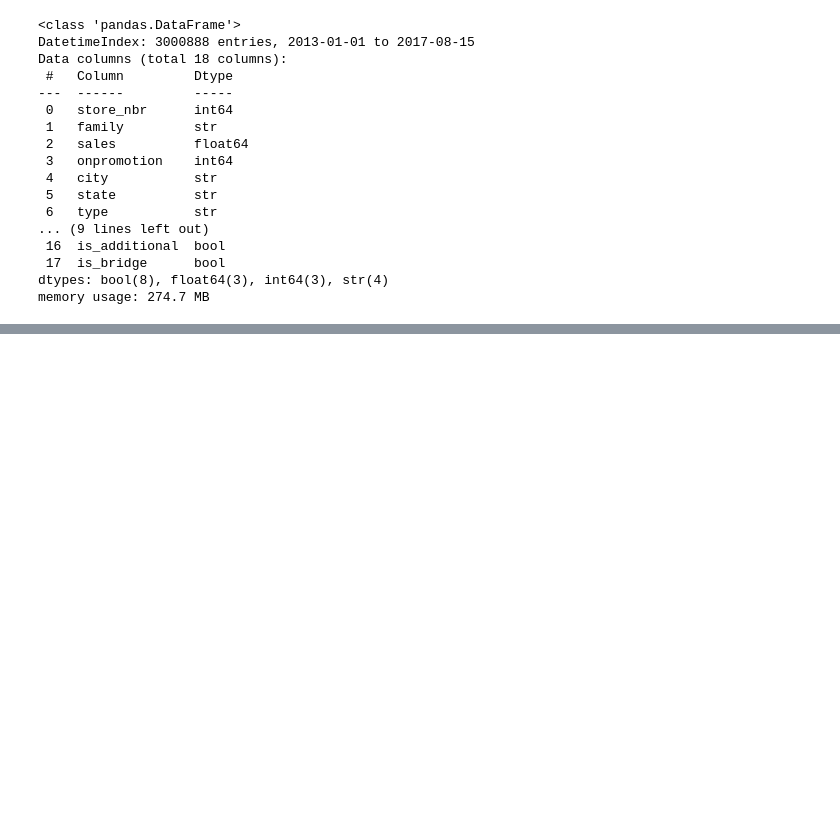
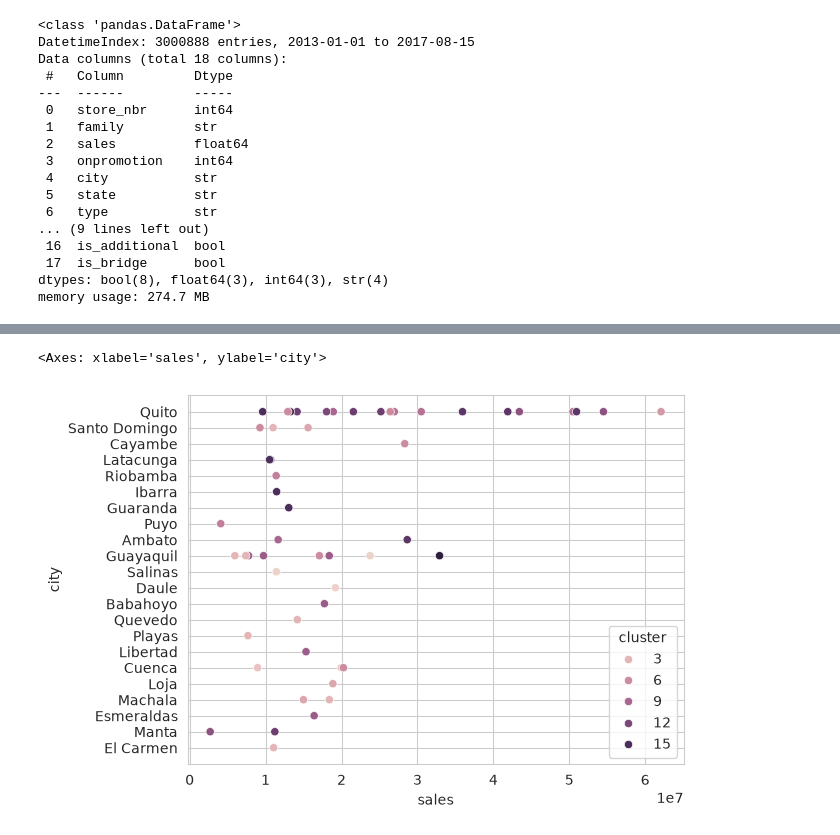
Before and after one commit to AlejandroBeldaFernandez/Store-Sales, a Jupyter notebook: Store Sales.ipynb, the cells around one changed output, grey strips where cells are left out. Drawn from its saved outputs; the diff is of its cells as text; code cells hidden in the pictures; blank space fills up the shorter version.

```diff
--- a/Store Sales.ipynb
+++ b/Store Sales.ipynb
@@ -453,0 +501,6 @@ memory usage: 274.7 MB
+# %%
+sales_per_store=stores_sales.groupby('store_nbr').agg({'sales': 'sum', 'city': 'first', 'cluster': 'first', 'type': 'first'})
+sns.scatterplot(data=sales_per_store, x="sales", y="city", hue='cluster')
+# %% [output]
+<Axes: xlabel='sales', ylabel='city'>
+[figure, added]
```
Also changed, not shown: parts of 85 cells of this notebook.
